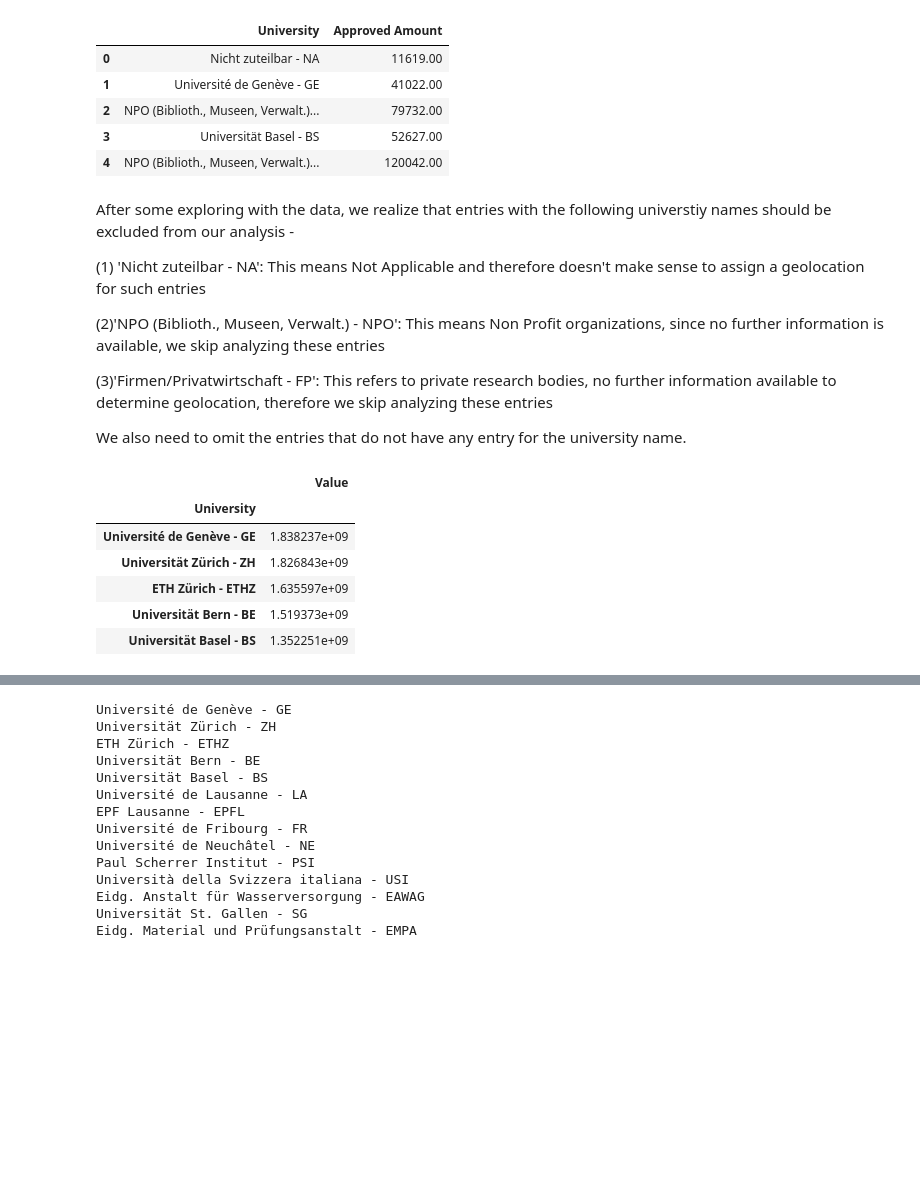
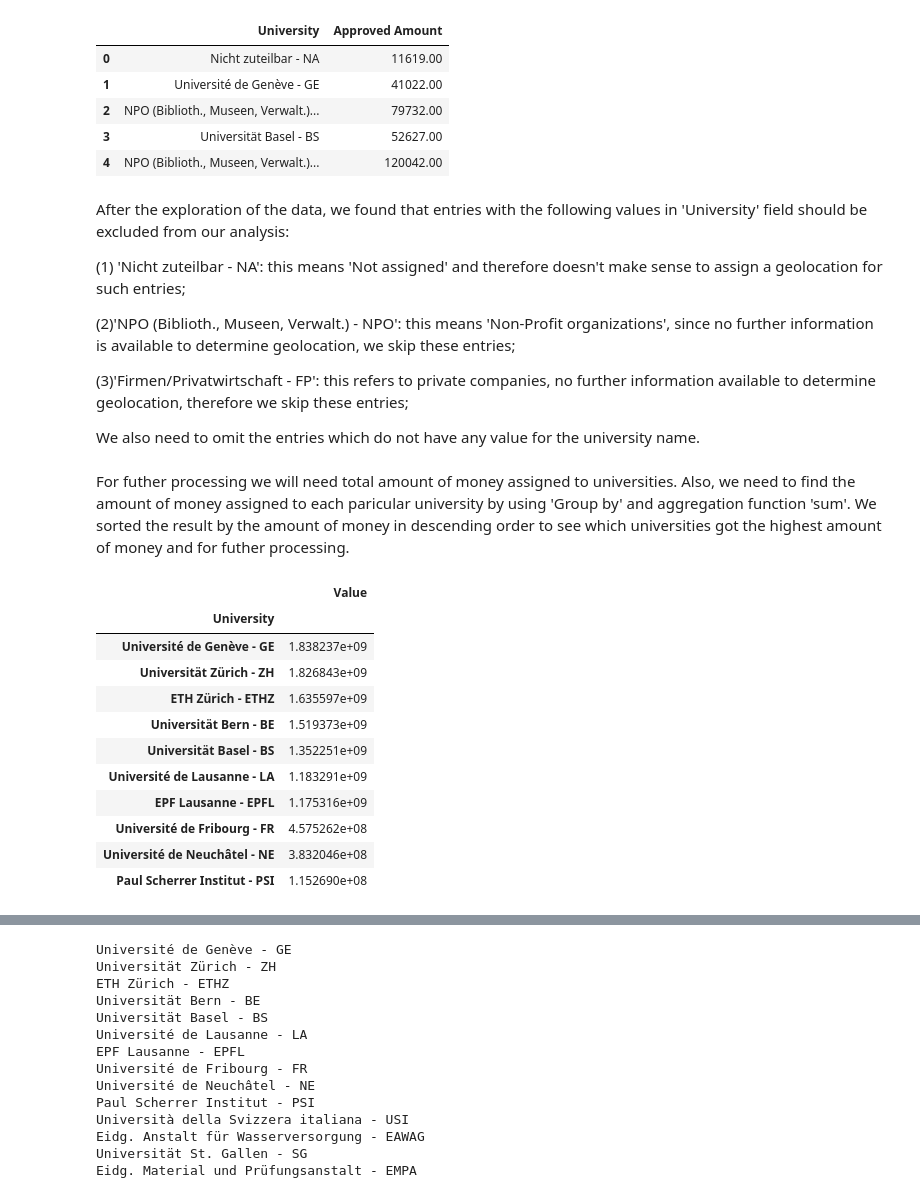
Before and after one commit to artem-s-shevchenko/ADA-homework, a Jupyter notebook: 03 - Interactive Viz/hw3.ipynb, the cells around one changed output, grey strips where cells are left out. Drawn from its saved outputs; the diff is of its cells as text; code cells hidden in the pictures; blank space fills up the shorter version.

```diff
--- a/03 - Interactive Viz/hw3.ipynb
+++ b/03 - Interactive Viz/hw3.ipynb
@@ -17,16 +19,16 @@ grant_data.head()
 | 3 | Universität Basel - BS | 52627.00 |
 | 4 | NPO (Biblioth., Museen, Verwalt.)... | 120042.00 |
 # %% [markdown]
-After some exploring with the data, we realize that entries with the following universtiy names should be excluded from our analysis -
+After the exploration of the data, we found that entries with the following values in 'University' field should be excluded from our analysis:
 
 (1) 'Nicht zuteilbar - NA':
-This means Not Applicable and therefore doesn't make sense to assign a geolocation for such entries
+this means 'Not assigned' and therefore doesn't make sense to assign a geolocation for such entries;
 
 (2)'NPO (Biblioth., Museen, Verwalt.) - NPO':
-This means Non Profit organizations, since no further information is available, we skip analyzing these entries
+this means 'Non-Profit organizations', since no further information is available to determine geolocation, we skip these entries;
 
 (3)'Firmen/Privatwirtschaft - FP':
-This refers to private research bodies, no further information available to determine geolocation, therefore we skip analyzing these entries
+this refers to private companies, no further information available to determine geolocation, therefore we skip  these entries;
 
-We also need to omit the entries that do not have any entry for the university name.
+We also need to omit the entries which do not have any value for the university name.
 # %%
@@ -44,19 +43,21 @@ grant_data_cleaned = grant_data[(grant_data['Approved Amount']!='data not includ
 grant_data_cleaned = grant_data_cleaned.assign(Value = grant_data_cleaned['Approved Amount'].astype(float))
 del grant_data_cleaned['Approved Amount']
-# %%
-#total of all the amounts assigned to universities
-total_money = grant_data_cleaned['Value'].sum()
-
-#'Group by' operation performed on this data with respect to the univesities, these values are summed for
-#each university and then sorted as per the 'Approved Amount' attribute
-
-data_by_university = grant_data_cleaned.groupby('University').sum().sort_values('Value', ascending=False)
-data_by_university.head()
-# %% [output]
-|  | Value |
-| University |  |
-| Université de Genève - GE | 1.838237e+09 |
-| Universität Zürich - ZH | 1.826843e+09 |
-| ETH Zürich - ETHZ | 1.635597e+09 |
-| Universität Bern - BE | 1.519373e+09 |
-| Universität Basel - BS | 1.352251e+09 |
+# %% [markdown]
+For futher processing we will need total amount of money assigned to universities. Also, we need to find the amount of money assigned to each paricular university by using 'Group by' and aggregation function 'sum'. We sorted the result by the amount of money in descending order to see which universities got the highest amount of money and for futher processing.
+# %%
+total_money = grant_data_cleaned['Value'].sum()
+data_by_university = grant_data_cleaned.groupby('University').sum().sort_values('Value', ascending=False)
+data_by_university.head(10)
+# %% [output]
+|  | Value |
+| University |  |
+| Université de Genève - GE | 1.838237e+09 |
+| Universität Zürich - ZH | 1.826843e+09 |
+| ETH Zürich - ETHZ | 1.635597e+09 |
+| Universität Bern - BE | 1.519373e+09 |
+| Universität Basel - BS | 1.352251e+09 |
+| Université de Lausanne - LA | 1.183291e+09 |
+| EPF Lausanne - EPFL | 1.175316e+09 |
+| Université de Fribourg - FR | 4.575262e+08 |
+| Université de Neuchâtel - NE | 3.832046e+08 |
+| Paul Scherrer Institut - PSI | 1.152690e+08 |
```
Also changed, not shown: parts of 13 cells of this notebook, 1 other file.
